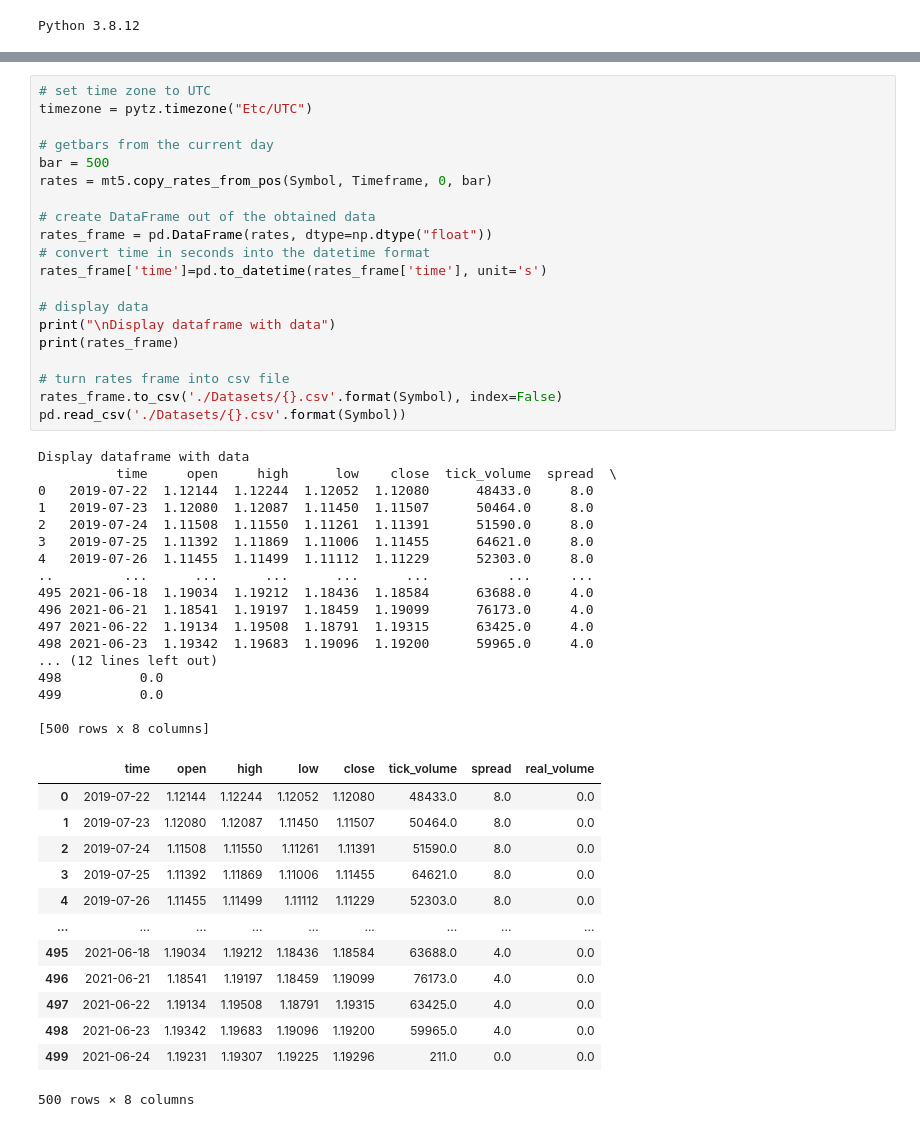
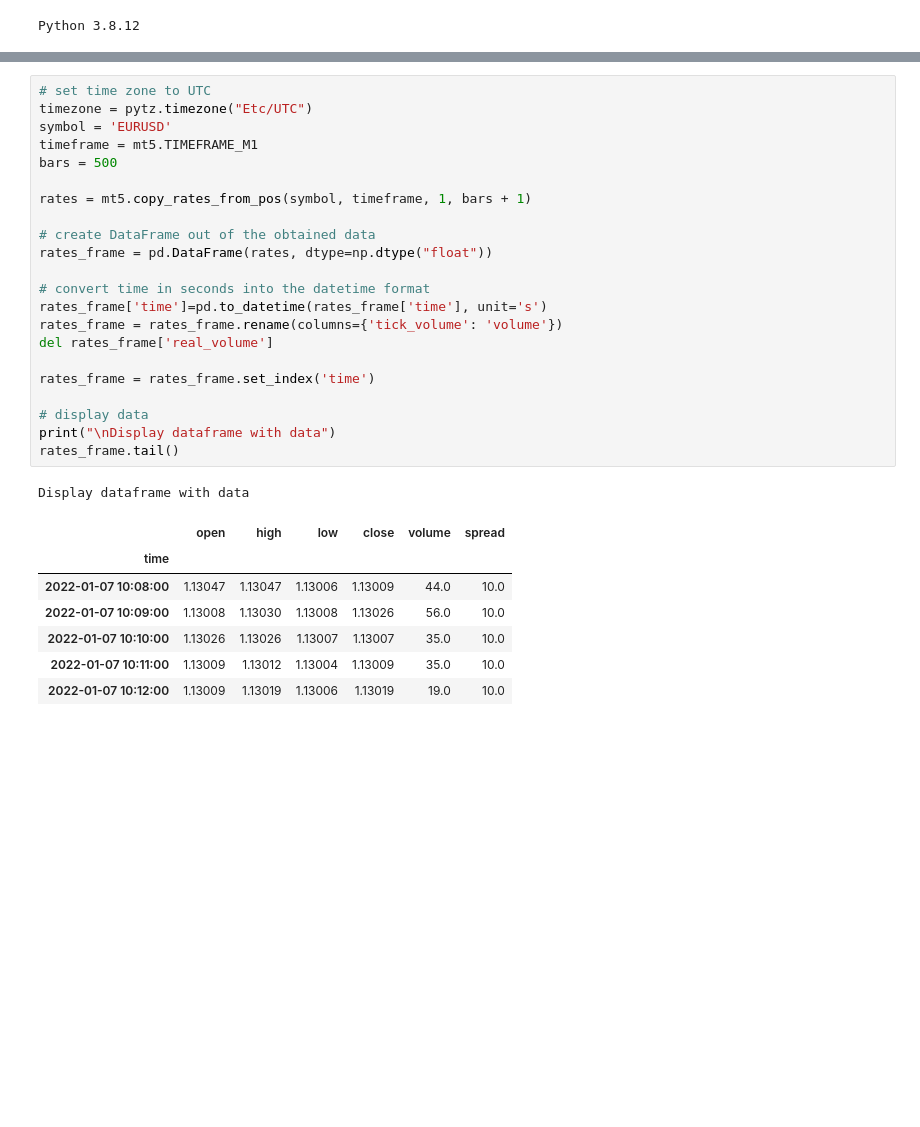
Before and after one commit to dhupee/MetaNgepet, a Jupyter notebook: MetaNgepet-Train.ipynb, the cells around one changed output, grey strips where cells are left out. Cells and saved outputs as stored; diff of their text form; blank space fills up the shorter version.

```diff
--- a/MetaNgepet-Train.ipynb
+++ b/MetaNgepet-Train.ipynb
@@ -97,51 +118,31 @@ True
 # %%
 # set time zone to UTC
 timezone = pytz.timezone("Etc/UTC")
+symbol = 'EURUSD'
+timeframe = mt5.TIMEFRAME_M1
+bars = 500
 
-# getbars from the current day
-bar = 500
-rates = mt5.copy_rates_from_pos(Symbol, Timeframe, 0, bar)
+rates = mt5.copy_rates_from_pos(symbol, timeframe, 1, bars + 1)
 
 # create DataFrame out of the obtained data
 rates_frame = pd.DataFrame(rates, dtype=np.dtype("float"))
+
 # convert time in seconds into the datetime format
 rates_frame['time']=pd.to_datetime(rates_frame['time'], unit='s')
+rates_frame = rates_frame.rename(columns={'tick_volume': 'volume'})
+del rates_frame['real_volume']
+
+rates_frame = rates_frame.set_index('time')
 
 # display data
 print("\nDisplay dataframe with data")
-print(rates_frame)
-
-# turn rates frame into csv file
-rates_frame.to_csv('./Datasets/{}.csv'.format(Symbol), index=False)
-pd.read_csv('./Datasets/{}.csv'.format(Symbol))
+rates_frame.tail()
 # %% [output]
 Display dataframe with data
-          time     open     high      low    close  tick_volume  spread  \
-0   2019-07-22  1.12144  1.12244  1.12052  1.12080      48433.0     8.0
-1   2019-07-23  1.12080  1.12087  1.11450  1.11507      50464.0     8.0
-2   2019-07-24  1.11508  1.11550  1.11261  1.11391      51590.0     8.0
-3   2019-07-25  1.11392  1.11869  1.11006  1.11455      64621.0     8.0
-4   2019-07-26  1.11455  1.11499  1.11112  1.11229      52303.0     8.0
-..         ...      ...      ...      ...      ...          ...     ...
-495 2021-06-18  1.19034  1.19212  1.18436  1.18584      63688.0     4.0
-496 2021-06-21  1.18541  1.19197  1.18459  1.19099      76173.0     4.0
-497 2021-06-22  1.19134  1.19508  1.18791  1.19315      63425.0     4.0
-498 2021-06-23  1.19342  1.19683  1.19096  1.19200      59965.0     4.0
-... (12 lines left out)
-498          0.0
-499          0.0
-
-[500 rows x 8 columns]
-|  | time | open | high | low | close | tick_volume | spread | real_volume |
-| 0 | 2019-07-22 | 1.12144 | 1.12244 | 1.12052 | 1.12080 | 48433.0 | 8.0 | 0.0 |
-| 1 | 2019-07-23 | 1.12080 | 1.12087 | 1.11450 | 1.11507 | 50464.0 | 8.0 | 0.0 |
-| 2 | 2019-07-24 | 1.11508 | 1.11550 | 1.11261 | 1.11391 | 51590.0 | 8.0 | 0.0 |
-| 3 | 2019-07-25 | 1.11392 | 1.11869 | 1.11006 | 1.11455 | 64621.0 | 8.0 | 0.0 |
-| 4 | 2019-07-26 | 1.11455 | 1.11499 | 1.11112 | 1.11229 | 52303.0 | 8.0 | 0.0 |
-| ... | ... | ... | ... | ... | ... | ... | ... | ... |
-| 495 | 2021-06-18 | 1.19034 | 1.19212 | 1.18436 | 1.18584 | 63688.0 | 4.0 | 0.0 |
-| 496 | 2021-06-21 | 1.18541 | 1.19197 | 1.18459 | 1.19099 | 76173.0 | 4.0 | 0.0 |
-| 497 | 2021-06-22 | 1.19134 | 1.19508 | 1.18791 | 1.19315 | 63425.0 | 4.0 | 0.0 |
-| 498 | 2021-06-23 | 1.19342 | 1.19683 | 1.19096 | 1.19200 | 59965.0 | 4.0 | 0.0 |
-| 499 | 2021-06-24 | 1.19231 | 1.19307 | 1.19225 | 1.19296 | 211.0 | 0.0 | 0.0 |
+|  | open | high | low | close | volume | spread |
+| time |  |  |  |  |  |  |
+| 2022-01-07 10:08:00 | 1.13047 | 1.13047 | 1.13006 | 1.13009 | 44.0 | 10.0 |
+| 2022-01-07 10:09:00 | 1.13008 | 1.13030 | 1.13008 | 1.13026 | 56.0 | 10.0 |
+| 2022-01-07 10:10:00 | 1.13026 | 1.13026 | 1.13007 | 1.13007 | 35.0 | 10.0 |
+| 2022-01-07 10:11:00 | 1.13009 | 1.13012 | 1.13004 | 1.13009 | 35.0 | 10.0 |
+| 2022-01-07 10:12:00 | 1.13009 | 1.13019 | 1.13006 | 1.13019 | 19.0 | 10.0 |
-500 rows × 8 columns
```
Also changed, not shown: parts of 11 cells of this notebook.
